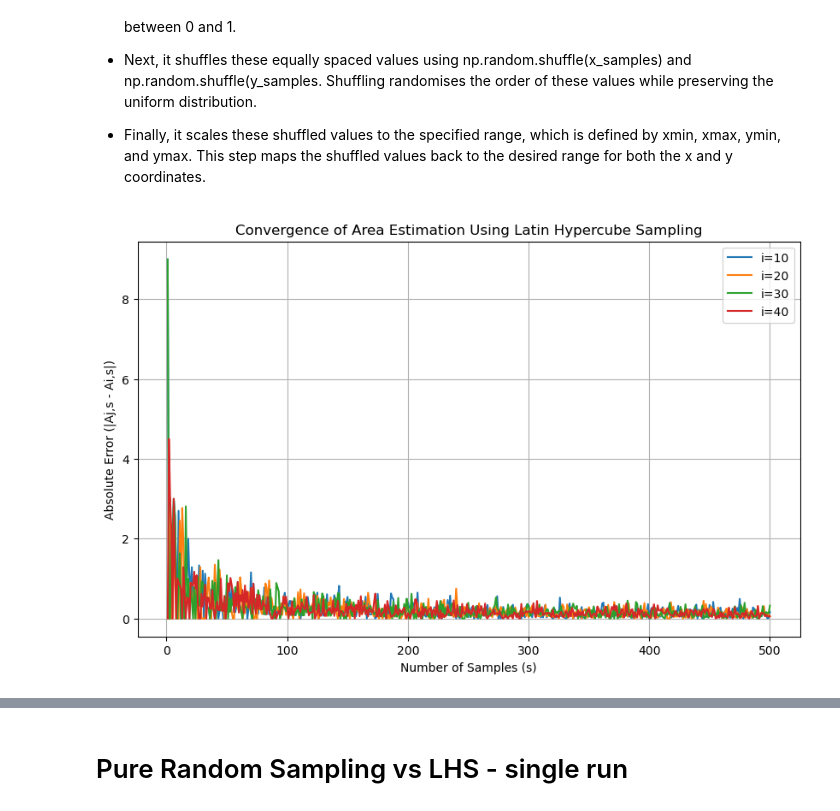
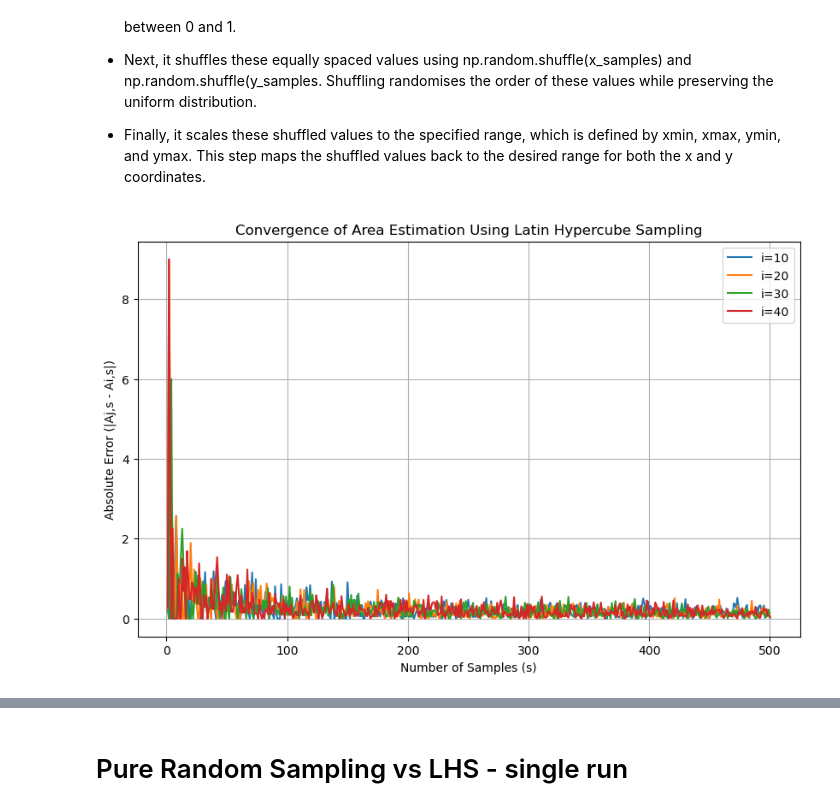
Before and after one commit to guoda23/stochastic_simulation_assignment_1, a Jupyter notebook: MandelBrot.ipynb, the cells around one changed output, grey strips where cells are left out. Cells and saved outputs as stored; diff of their text form; code cells hidden in the pictures.

Commit message:
fixed LHS and added orthogonal sampling. Seeding still needs to be changed.

```diff
--- a/MandelBrot.ipynb
+++ b/MandelBrot.ipynb
@@ -258,7 +260,8 @@ for i in range(1, i_max + 1):
 # Analyze and compare the convergence behavior
 plt.figure(figsize=(10, 6))
 for i in range(10, i_max, 10):
-    plt.plot(range(1, s_max + 1), np.abs(area_estimations[i - 1] - area_estimations[i - 2]), label=f'i={i}')
+    errors = [np.abs(area_estimations[i - 2, s - 1] - area_estimations[i - 1, s - 1]) for s in range(s_max)]
+    plt.plot(range(1, s_max + 1), errors, label=f'i={i}')
 plt.xlabel('Number of Samples (s)')
 plt.ylabel('Absolute Error (|Aj,s - Ai,s|)')
 plt.legend()
@@ -291,10 +294,13 @@ s_max = 500  # Maximum number of samples
 area_estimations = np.zeros((i_max, s_max))
 
 # Define a Latin Hypercube Sampling function
-def latin_hypercube_sampling(n, random_state=None, visualize = False):
+def latin_hypercube_sampling(n, random_state=None, visualize = False, orthogonal_sampling = False):
     """
     Function to create n samples in a 2 dimensional space.
-    Input: n
+    Input:
+    - n
+    - visualization: True or False (False by default)
+    - orthogonal sampling: True or False (False by default)
     (assumes variable ranges specified globally)
 
     Output:
@@ -303,10 +309,15 @@ def latin_hypercube_sampling(n, random_state=None, visualize = False):
     - Visualization of samples if parameter visualize = True
     """
     # Set the random seed for reproducibility
-    np.random.seed(random_state)
+    # np.random.seed(random_state)
 
     # Use scipy package to generate latin hypercube samples
-    latin_hypercube = lhs(d=2)
+    if orthogonal_sampling == True:
+        strength = 2
+    else:
+        strength = 1
+
+    latin_hypercube = lhs(d=2, strength = strength)
     samples = latin_hypercube.random(n)
 
     # Scale the samples to the specified variable ranges
@@ -328,6 +339,7 @@ def latin_hypercube_sampling(n, random_state=None, visualize = False):
 
     # Return the x and y samples
     return x_samples, y_samples
+
 
 # Convergence analysis loop
 for i in range(1, i_max + 1):
@@ -339,32 +351,32 @@ for i in range(1, i_max + 1):
         x_samples, y_samples = latin_hypercube_sampling(s, random_state=i * s)
 
         for x, y in zip(x_samples, y_samples):
             c = complex(x, y)
             z = c
 
             for j in range(i):
                 if abs(z) > 2.0:
                     break
                 z = z * z + c
             else:
                 # Point is inside the Mandelbrot set
                 AM += 1
 
         AM = (AM / s) * (xmax - xmin) * (ymax - ymin)  # Scale to the full area
 
         # Store the area estimation
         area_estimations[i - 1, s - 1] = AM
 
 # Analyze and compare the convergence behavior
 plt.figure(figsize=(10, 6))
 for i in range(10, i_max, 10):
-    errors = [np.abs(area_estimations[i, s] - area_estimations[i - 1, s]) for s in range(s_max)]
+    errors = [np.abs(area_estimations[i - 2, s - 1] - area_estimations[i - 1, s - 1]) for s in range(s_max)]
     plt.plot(range(1, s_max + 1), errors, label=f'i={i}')
 plt.xlabel('Number of Samples (s)')
 plt.ylabel('Absolute Error (|Aj,s - Ai,s|)')
 plt.legend()
 plt.title('Convergence of Area Estimation Using Latin Hypercube Sampling')
 plt.grid(True)
 plt.show()
 # %% [output]
-[figure, old version]
+[figure, new version]
```
Also changed, not shown: parts of 9 cells of this notebook.
